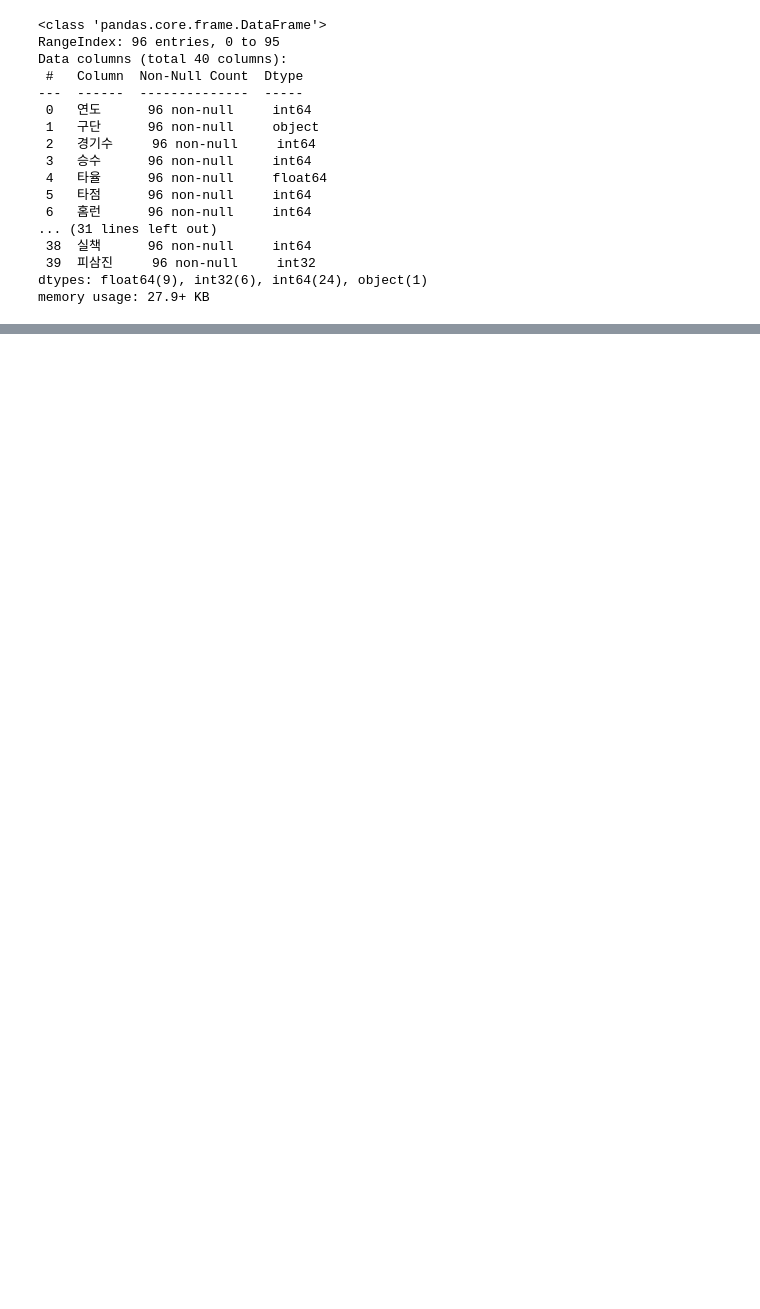
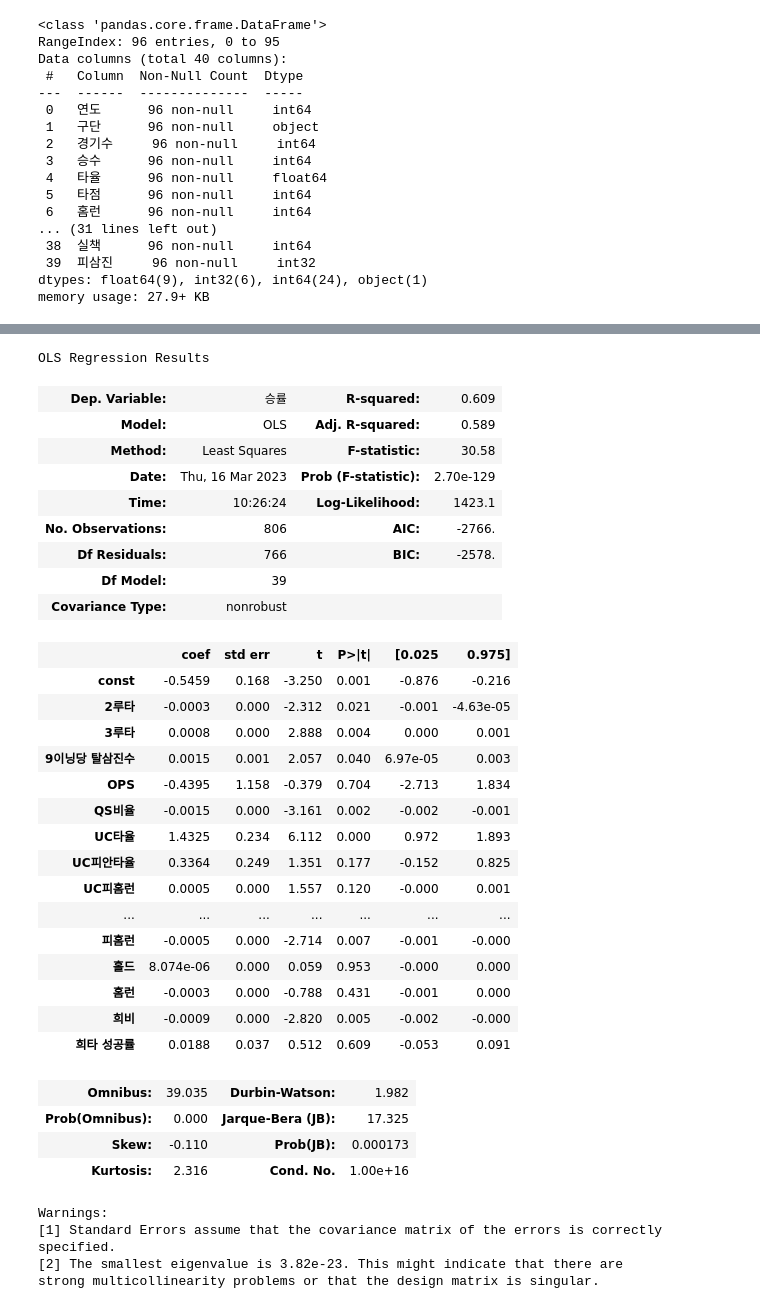
Before and after one commit to won4513/baseball, a Jupyter notebook: npb/npb.ipynb, the cells around one changed output, grey strips where cells are left out. Drawn from its saved outputs; the diff is of its cells as text; code cells hidden in the pictures; blank space fills up the shorter version.

```diff
--- a/npb/npb.ipynb
+++ b/npb/npb.ipynb
@@ -54,0 +138,56 @@ memory usage: 27.9+ KB
+# %%
+npb2 = npb.drop(['출루율','장타율','득점권 타수', '득점권 안타', 'UC타수', 'UC안타',
+                 '타석수', '타수', '도루시도', '도루성공', '희생번트시도', '희생번트성공',
+                 '대타수', '대타 안타','방어율','탈삼진수', '투구이닝','투구수', '타자수',
+                 '피안타수','UC타수허용', 'UC피안타'], axis = 1)
+# %%
+target = '승률'
+# 데이터 분리
+x = npb2[npb2.columns.difference(['경기수','구단', '연도', '정규순위', '승수', '승률'])]
+y = npb2[target]
+# %%
+# 모듈 불러오기
+from sklearn.model_selection import train_test_split
+
+# 7:3으로 분리
+x_train, x_test, y_train, y_test = train_test_split(x, y, test_size=0.3, random_state=1)
+# %%
+import statsmodels.api as sm
+x_train = sm.add_constant(x_train)
+model = sm.OLS(y_train, x_train).fit()
+model.summary()
+# %% [output]
+OLS Regression Results
+| Dep. Variable: | 승률 | R-squared: | 0.609 |
+| Model: | OLS | Adj. R-squared: | 0.589 |
+| Method: | Least Squares | F-statistic: | 30.58 |
+| Date: | Thu, 16 Mar 2023 | Prob (F-statistic): | 2.70e-129 |
+| Time: | 10:26:24 | Log-Likelihood: | 1423.1 |
+| No. Observations: | 806 | AIC: | -2766. |
+| Df Residuals: | 766 | BIC: | -2578. |
+| Df Model: | 39 |  |  |
+| Covariance Type: | nonrobust |  |  |
+|  | coef | std err | t | P>|t| | [0.025 | 0.975] |
+| const | -0.5459 | 0.168 | -3.250 | 0.001 | -0.876 | -0.216 |
+| 2루타 | -0.0003 | 0.000 | -2.312 | 0.021 | -0.001 | -4.63e-05 |
+| 3루타 | 0.0008 | 0.000 | 2.888 | 0.004 | 0.000 | 0.001 |
+| 9이닝당 탈삼진수 | 0.0015 | 0.001 | 2.057 | 0.040 | 6.97e-05 | 0.003 |
+| OPS | -0.4395 | 1.158 | -0.379 | 0.704 | -2.713 | 1.834 |
+| QS비율 | -0.0015 | 0.000 | -3.161 | 0.002 | -0.002 | -0.001 |
+| UC타율 | 1.4325 | 0.234 | 6.112 | 0.000 | 0.972 | 1.893 |
+| UC피안타율 | 0.3364 | 0.249 | 1.351 | 0.177 | -0.152 | 0.825 |
+| UC피홈런 | 0.0005 | 0.000 | 1.557 | 0.120 | -0.000 | 0.001 |
+| ... | ... | ... | ... | ... | ... | ... |
+| 피홈런 | -0.0005 | 0.000 | -2.714 | 0.007 | -0.001 | -0.000 |
+| 홀드 | 8.074e-06 | 0.000 | 0.059 | 0.953 | -0.000 | 0.000 |
+| 홈런 | -0.0003 | 0.000 | -0.788 | 0.431 | -0.001 | 0.000 |
+| 희비 | -0.0009 | 0.000 | -2.820 | 0.005 | -0.002 | -0.000 |
+| 희타 성공률 | 0.0188 | 0.037 | 0.512 | 0.609 | -0.053 | 0.091 |
+| Omnibus: | 39.035 | Durbin-Watson: | 1.982 |
+| Prob(Omnibus): | 0.000 | Jarque-Bera (JB): | 17.325 |
+| Skew: | -0.110 | Prob(JB): | 0.000173 |
+| Kurtosis: | 2.316 | Cond. No. | 1.00e+16 |
+Warnings:
+[1] Standard Errors assume that the covariance matrix of the errors is correctly specified.
+[2] The smallest eigenvalue is 3.82e-23. This might indicate that there are
+strong multicollinearity problems or that the design matrix is singular.
```
Also changed, not shown: parts of 26 cells of this notebook.
